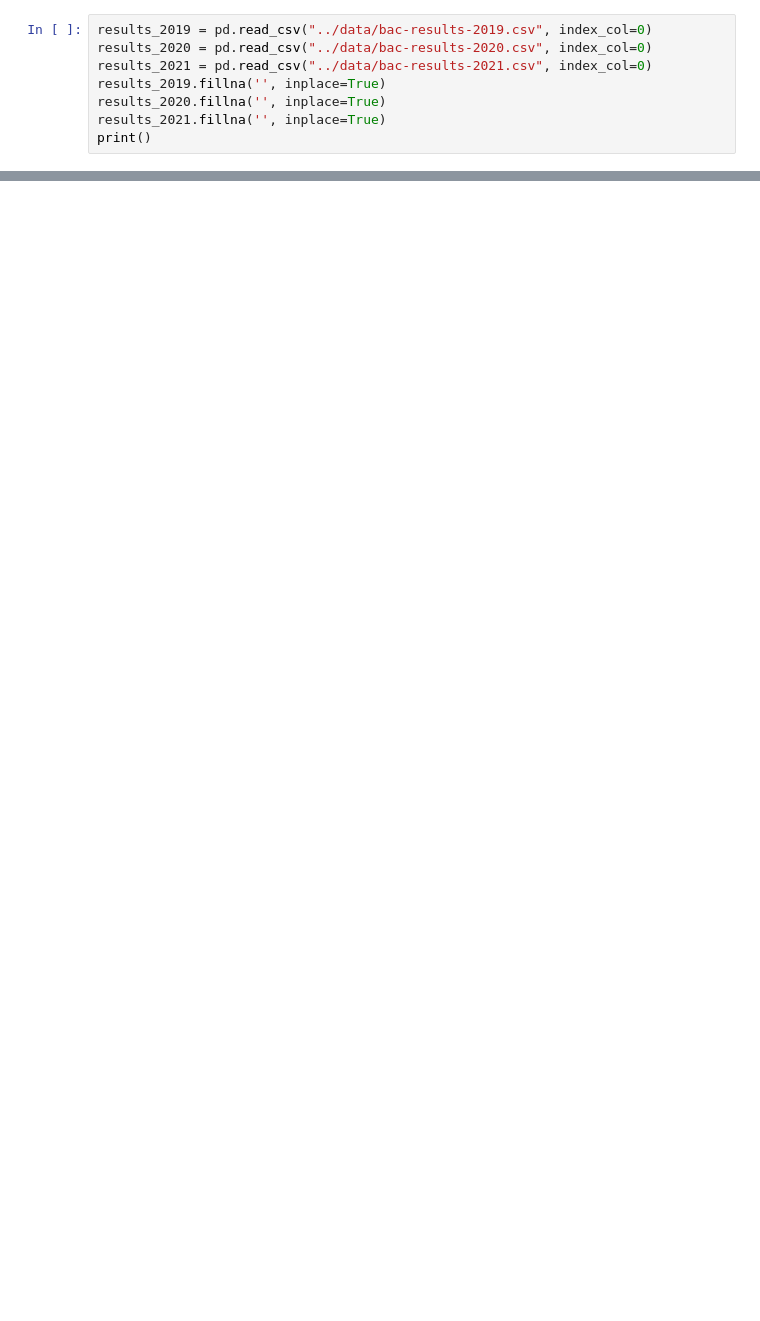
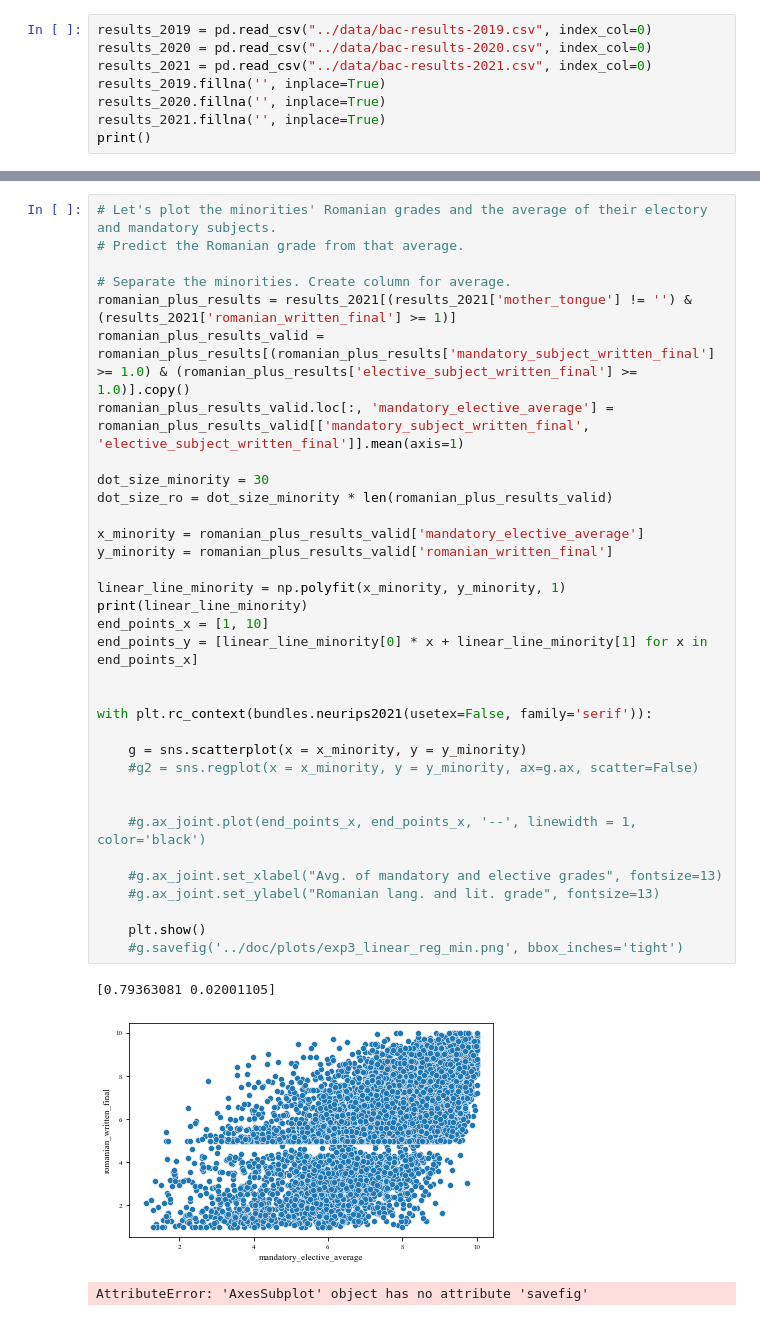
Before and after one commit to alparius/bac-stat, a Jupyter notebook: src/exp3_linear_reg.ipynb, the cells around one changed output, grey strips where cells are left out. Drawn from its saved outputs; the diff is of its cells as text; blank space fills up the shorter version.

```diff
--- a/src/exp3_linear_reg.ipynb
+++ b/src/exp3_linear_reg.ipynb
@@ -67,3 +109,41 @@ with plt.rc_context(bundles.neurips2021(usetex=False, family='serif')):
+# %%
+# Let's plot the minorities' Romanian grades and the average of their electory and mandatory subjects.
+# Predict the Romanian grade from that average.
+
+# Separate the minorities. Create column for average.
+romanian_plus_results = results_2021[(results_2021['mother_tongue'] != '') & (results_2021['romanian_written_final'] >= 1)]
+romanian_plus_results_valid = romanian_plus_results[(romanian_plus_results['mandatory_subject_written_final'] >= 1.0) & (romanian_plus_results['elective_subject_written_final'] >= 1.0)].copy()
+romanian_plus_results_valid.loc[:, 'mandatory_elective_average'] = romanian_plus_results_valid[['mandatory_subject_written_final', 'elective_subject_written_final']].mean(axis=1)
+
+dot_size_minority = 30
+dot_size_ro = dot_size_minority * len(romanian_plus_results_valid)
+
+x_minority = romanian_plus_results_valid['mandatory_elective_average']
+y_minority = romanian_plus_results_valid['romanian_written_final']
+
+linear_line_minority = np.polyfit(x_minority, y_minority, 1)
+print(linear_line_minority)
+end_points_x = [1, 10]
+end_points_y = [linear_line_minority[0] * x + linear_line_minority[1] for x in end_points_x]
+
+
+with plt.rc_context(bundles.neurips2021(usetex=False, family='serif')):
+
+    g = sns.scatterplot(x = x_minority, y = y_minority)
+    #g2 = sns.regplot(x = x_minority, y = y_minority, ax=g.ax, scatter=False)
+
+
+    #g.ax_joint.plot(end_points_x, end_points_x, '--', linewidth = 1, color='black')
+
+    #g.ax_joint.set_xlabel("Avg. of mandatory and elective grades", fontsize=13)
+    #g.ax_joint.set_ylabel("Romanian lang. and lit. grade", fontsize=13)
+
+    plt.show()
+    #g.savefig('../doc/plots/exp3_linear_reg_min.png', bbox_inches='tight')
+# %% [output]
+[0.79363081 0.02001105]
+[figure, added]
+AttributeError: 'AxesSubplot' object has no attribute 'savefig'
 # %%
 # Same for the Romanian students.
 
```
Also changed, not shown: parts of 5 cells of this notebook, 1 other file.
